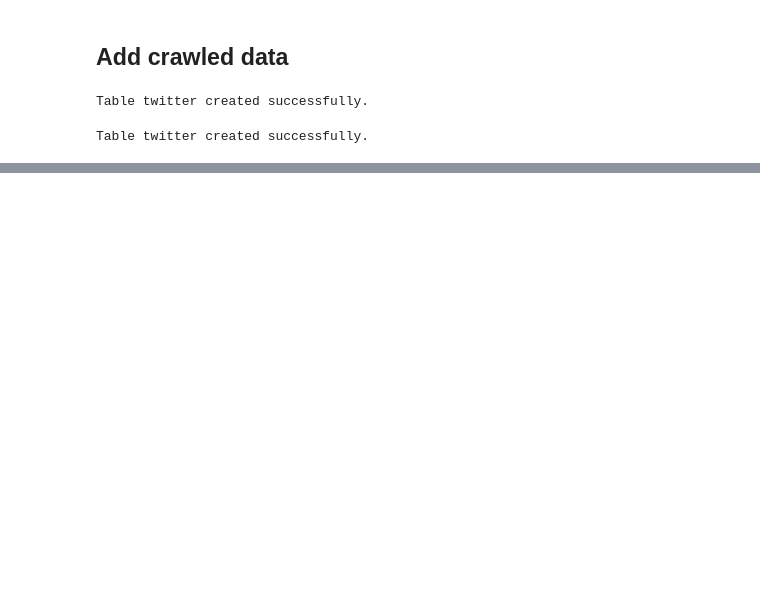
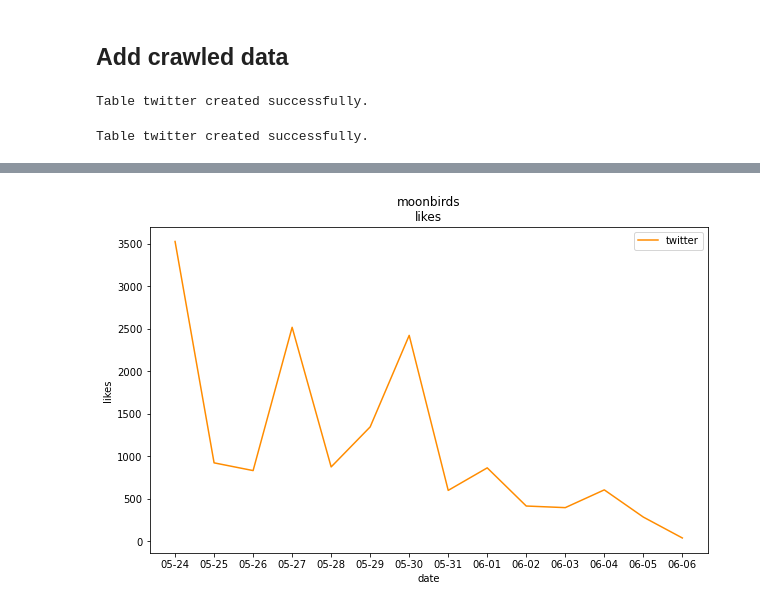
Before and after one commit to bastian1209/bc_2022, a Jupyter notebook: db.ipynb, the cells around one changed output, grey strips where cells are left out. Drawn from its saved outputs; the diff is of its cells as text; code cells hidden in the pictures; blank space fills up the shorter version.

Commit message:
add plotting

```diff
--- a/db.ipynb
+++ b/db.ipynb
@@ -85,0 +171,47 @@ Table twitter created successfully.
+# %%
+import seaborn as sns
+import matplotlib.pyplot as plt
+
+
+def plot(tele=None, twitter=None, mode='vl', project='bayc'):
+    fig, ax = plt.subplots(figsize=(10, 6))
+    if tele is not None:
+        ax2 = ax.twinx()
+    else:
+        ax2 = ax
+
+    if mode == 'vl':
+        ys = ['views', 'likes']
+        text = 'views & likes' if tele is not None else 'likes'
+    elif mode == 'r':
+        ys = ['replies', 'replies']
+        text = 'replies'
+    elif mode == 'p':
+        ys = ['count', 'count']
+        text = 'posts'
+    else:
+        ys = ['forwards', 'retweets']
+        text = 'forward & retweets' if tele is not None else 'retweets'
+
+    if tele is not None:
+        telegram = tele.groupby(['date']).sum()
+        sns.lineplot(data=telegram, x=telegram.index, y=ys[0], estimator=None, label='telegram', ax=ax, legend=False)
+
+    twitter = twitter.groupby(['date']).sum()
+    legend = 'full' if tele is None else False
+    sns.lineplot(data=twitter, x=twitter.index, y=ys[1], estimator=None, ax=ax2, color='darkorange', label='twitter', legend=legend)
+
+    if tele is not None:
+        line_1, label_1 = ax.get_legend_handles_labels()
+        line_2, label_2 = ax2.get_legend_handles_labels()
+
+        lines = line_1 + line_2
+        labels = label_1 + label_2
+        ax.legend(lines, labels, loc=0)
+
+    plt.title('{}\n{}'.format(project, text))
+    plt.show()
+# %%
+plot(twitter=moon_twitter, mode='vl', project='moonbirds')
+# %% [output]
+[figure, added]
```
Also changed, not shown: parts of 21 cells of this notebook.
